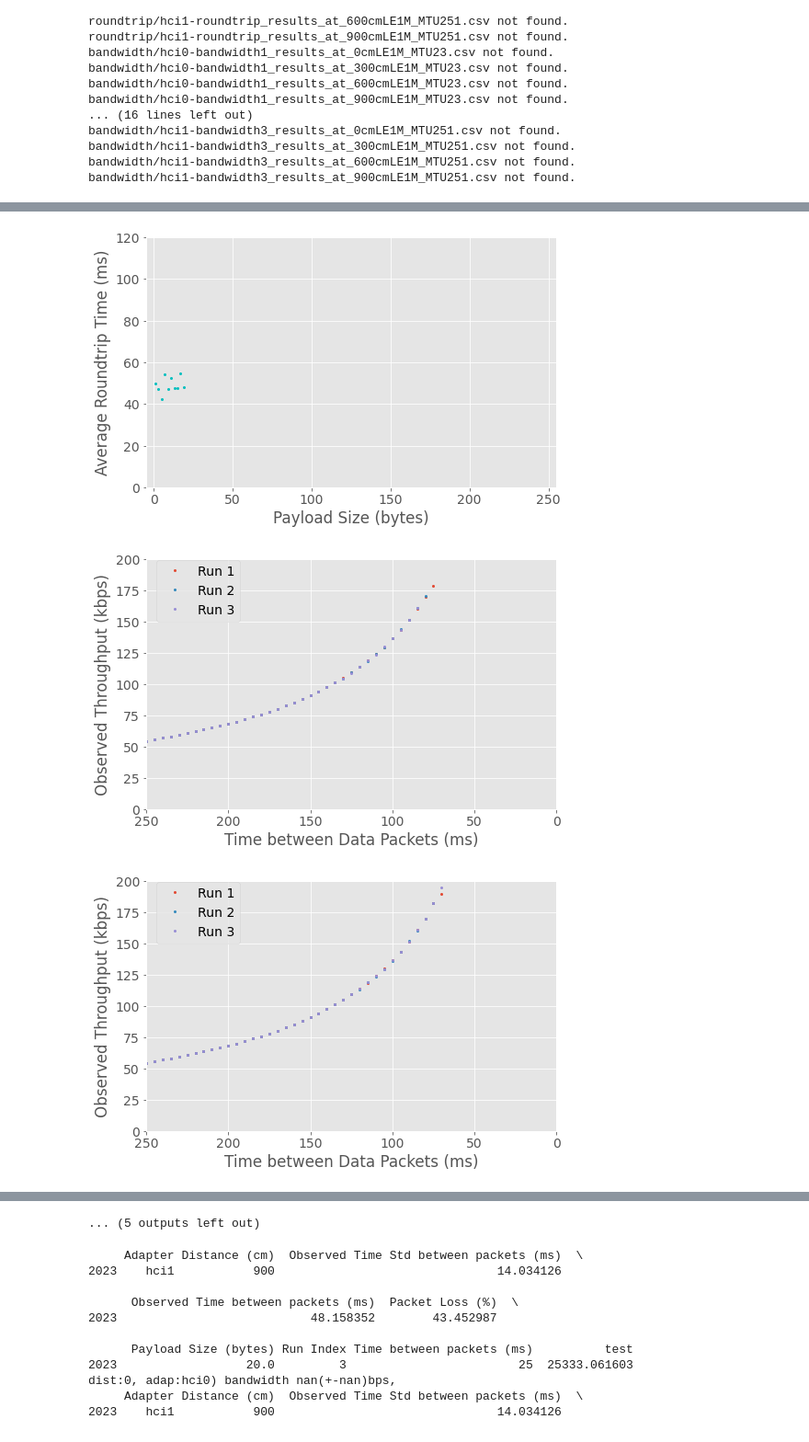
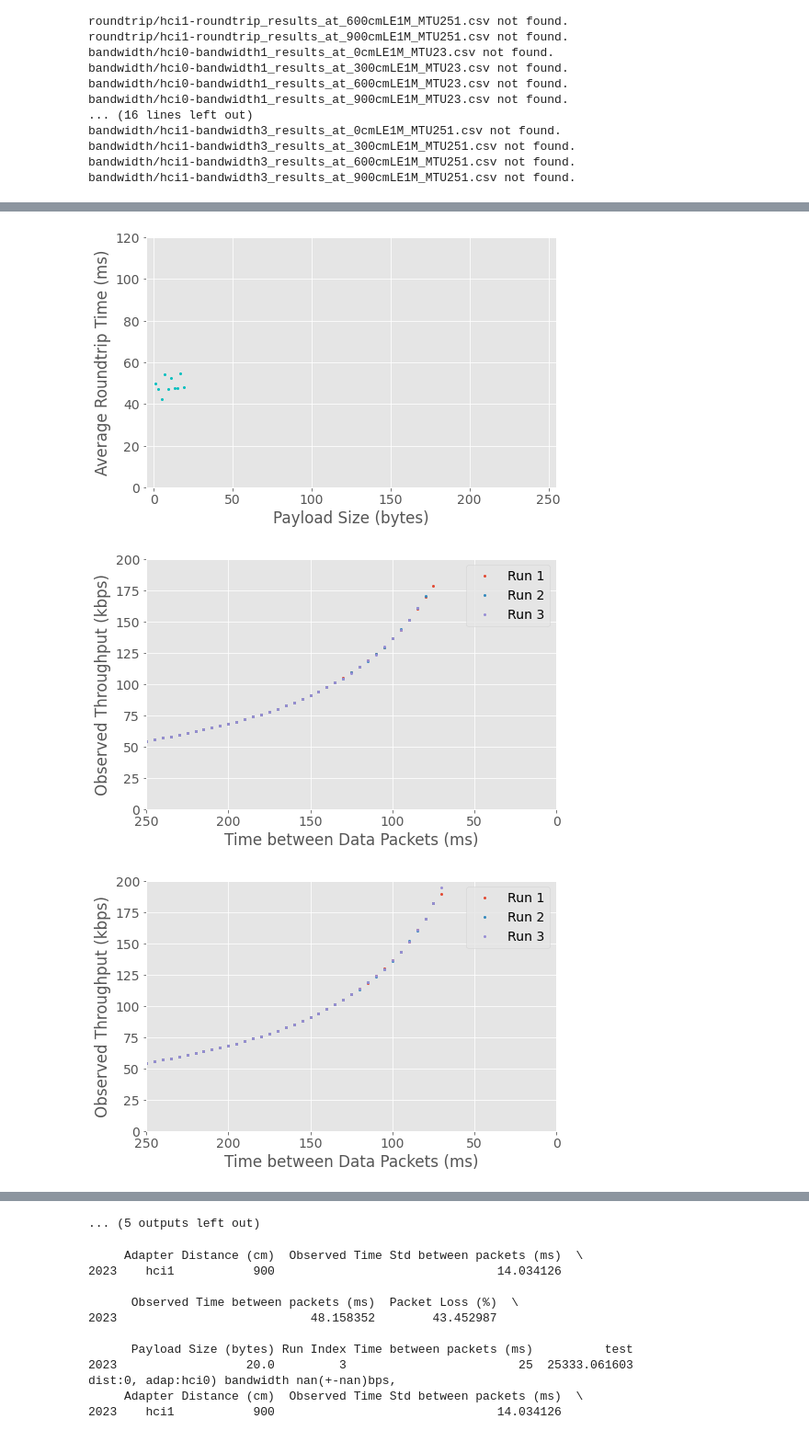
Before and after one commit to jncfa/masters-dissertation, a Jupyter notebook: Project Tests/ble-test-data/data_process.ipynb, the cells around one changed output, grey strips where cells are left out. Shown: that part at 92% size. Saved outputs shown, nothing was run; the diff lists cells and outputs as text; code cells hidden in the pictures.

```diff
--- a/Project Tests/ble-test-data/data_process.ipynb
+++ b/Project Tests/ble-test-data/data_process.ipynb
@@ -219,7 +219,7 @@ for test in tests:
         for distance in distances:
             for phy in phyTypes:
                 if test == "roundtrip":
-                    data = roundtrip_tests[(roundtrip_tests[adapter_header] == adapter) & (roundtrip_tests[distance_header] == distance) & (roundtrip_tests[physicalLayer_header] == phy)]
+                    data = roundtrip_tests[(roundtrip_tests[adapter_header] == adapter) & (roundtrip_tests[distance_header] == distance) & (roundtrip_tests[physicalLayer_header] == phy) & (roundtrip_tests[payloadSize_header] <= 244)]
 
                     roundtripTimes = []
                     payloadSizes = []
@@ -275,7 +275,7 @@ for test in tests:
                     #axis1.set_xlabel(r'Payload Size (bytes)')
                     #axis1.set_ylabel(r'Minimum Estimated Bandwidth (kbps)')
                     axis.set_ylim(0, 120)
-                    axis.set_xlim(-5, 255)
+                    axis.set_xlim(-5, 250)
                     fig.savefig(r"ble-roundtrip-{}-{}cm.pdf".format(adapter, distance))
                     #fig1.savefig(r"ble-pseudo-bandwidth-{}cm.pdf".format(distance))
                 if test == "bandwidth":
@@ -331,36 +331,36 @@ for test in tests:
                     axis.set_ylabel(r'Observed Throughput (kbps)')
 
                     #axis.set_title("Distance: {}m".format(int(distance/100)))
-                    axis.legend(loc=(0.75, 0.75))
+                    axis.legend(loc=(0.78, 0.73))
                     fig.savefig(r"ble-bandwidth-{}-{}cm.pdf".format(adapter, distance))
 
 
 #print(roundtriptest_results)
 # %% [output]
 dist:0, adap:hci0) bandwidth 178.0bps, time between packets 75.0 (->78.3) ms, packet loss 2.13 %
 dist:0, adap:hci0) bandwidth 170.0bps, time between packets 80.0 (->80.4) ms, packet loss 0.219 %
 dist:0, adap:hci0) bandwidth 161.0bps, time between packets 85.0 (->84.9) ms, packet loss 0.0 %
 dist:300, adap:hci0) bandwidth 190.0bps, time between packets 70.0 (->74.6) ms, packet loss 2.8 %
 dist:300, adap:hci0) bandwidth 182.0bps, time between packets 75.0 (->74.7) ms, packet loss 0.0 %
 dist:300, adap:hci0) bandwidth 195.0bps, time between packets 70.0 (->70.9) ms, packet loss 0.252 %
 dist:600, adap:hci0) bandwidth 158.0bps, time between packets 85.0 (->87.4) ms, packet loss 1.44 %
 dist:600, adap:hci0) bandwidth 181.0bps, time between packets 75.0 (->75.7) ms, packet loss 0.492 %
 dist:600, adap:hci0) bandwidth 182.0bps, time between packets 75.0 (->75.0) ms, packet loss 0.0 %
 dist:900, adap:hci0) bandwidth 152.0bps, time between packets 90.0 (->90.5) ms, packet loss 0.0 %
 dist:900, adap:hci0) bandwidth 152.0bps, time between packets 90.0 (->91.2) ms, packet loss 0.139 %
 dist:900, adap:hci0) bandwidth 166.0bps, time between packets 80.0 (->83.4) ms, packet loss 2.53 %
 ... (8 lines left out)
 dist:600, adap:hci1) bandwidth 27.2bps, time between packets 30.0 (->45.2) ms, packet loss 27.2 %
 dist:900, adap:hci1) bandwidth 23.7bps, time between packets 25.0 (->51.2) ms, packet loss 47.0 %
 dist:900, adap:hci1) bandwidth 26.6bps, time between packets 30.0 (->45.2) ms, packet loss 28.9 %
 dist:900, adap:hci1) bandwidth 25.3bps, time between packets 25.0 (->48.2) ms, packet loss 43.5 %
 [figure]
 [figure]
 [figure]
 [figure]
 [figure]
 [figure]
 [figure]
 [figure]
-[figure, old version]
+[figure, new version]
-[figure, old version]
+[figure, new version]
```
Also changed, not shown: parts of 1 cell of this notebook, 36 other files.
